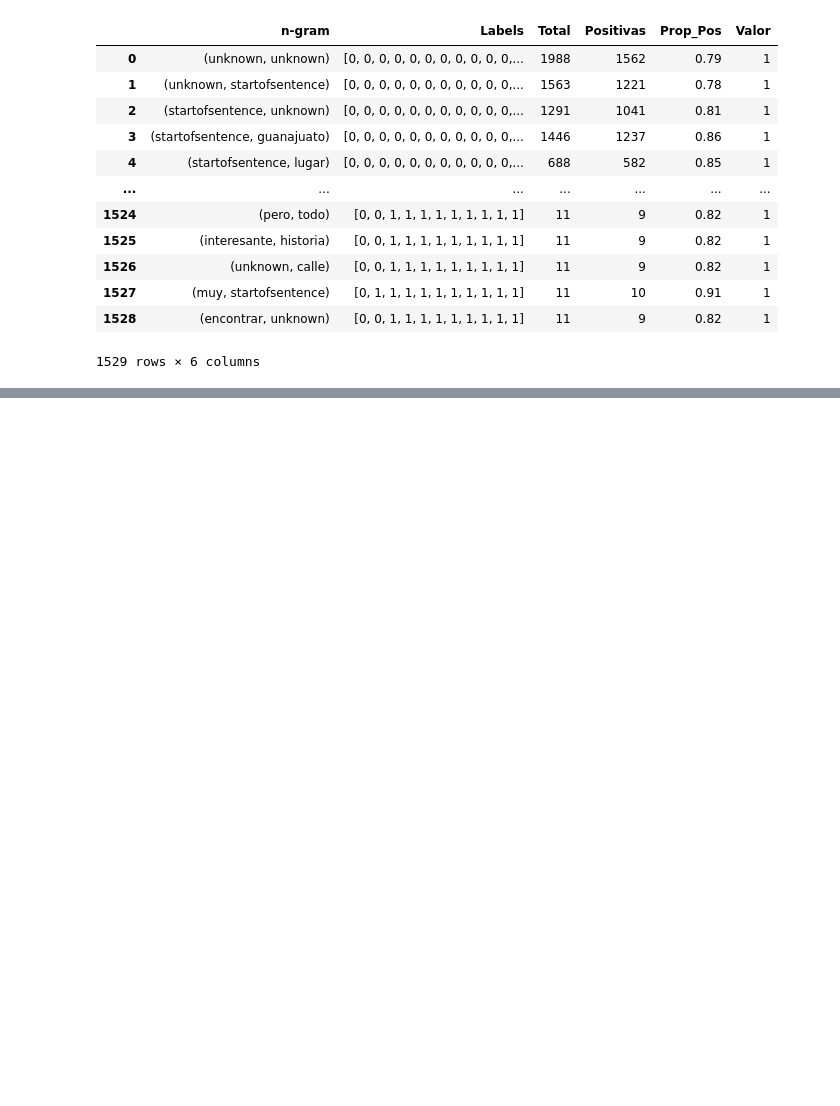
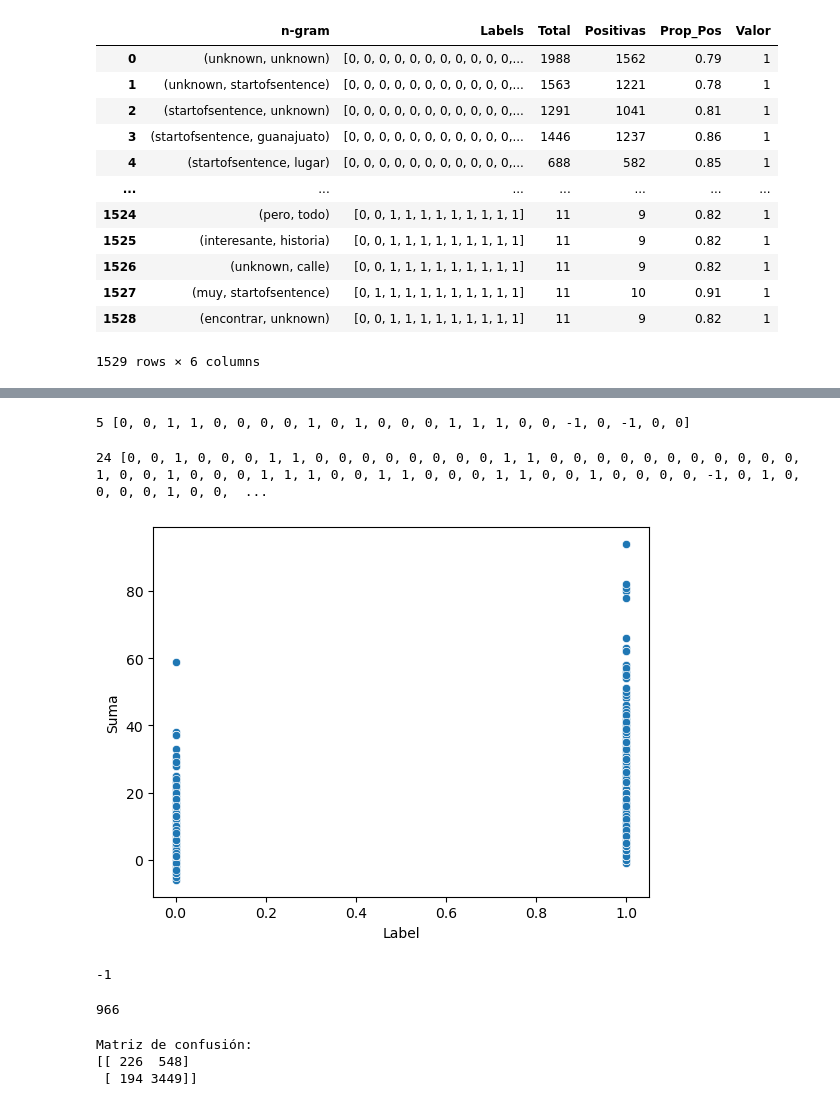
Before and after one commit to viowiy/pln_t3, a Jupyter notebook: Clasificación v1.1 (n-gramas).ipynb, the cells around one changed output, grey strips where cells are left out. Saved outputs shown, nothing was run; the diff lists cells and outputs as text; code cells hidden in the pictures; blank space fills up the shorter version.

```diff
--- a/Clasificación v1.1 (n-gramas).ipynb
+++ b/Clasificación v1.1 (n-gramas).ipynb
@@ -364,3 +362,7 @@ plt.show()
 # Determinar el umbral que se tomará para Positivo...
 # Hacer la Crosstable de la Matriz de confusión...
 # Calcular la métrica...
+# %%
+# Vamos a crear un diccionario donde almacenar los valores asignados a cada ngrama...
+ngrams_value = defaultdict(int)
+ngrams_value.update(zip(df_n_grams_labels['n-gram'], df_n_grams_labels['Valor']))
@@ -366,0 +391,19 @@ plt.show()
+# %%
+# Crear una función para asignarle un valor a cada opinion...
+
+column_val = []
+column_suma = []
+
+# Recorrer todos los ngramas y contar las frecuencias...
+for n_grams in df["n2-grams"]:
+    lista_val = []
+    for n_gram in n_grams:
+        valor = ngrams_value[n_gram]
+        lista_val.append(valor)
+    column_val.append(lista_val)
+    column_suma.append(np.sum(lista_val))
+
+df["Valores"] = column_val
+df["Suma"] = column_suma
+
+df
@@ -366,0 +424,22 @@ plt.show()
+# %%
+print(df["Suma"][4416], df["Valores"][4416])
+# %% [output]
+5 [0, 0, 1, 1, 0, 0, 0, 0, 1, 0, 1, 0, 0, 0, 1, 1, 1, 0, 0, -1, 0, -1, 0, 0]
+# %%
+print(df["Suma"][0], df["Valores"][0])
+# %% [output]
+24 [0, 0, 1, 0, 0, 0, 1, 1, 0, 0, 0, 0, 0, 0, 0, 0, 1, 1, 0, 0, 0, 0, 0, 0, 0, 0, 0, 0, 0, 1, 0, 0, 1, 0, 0, 0, 1, 1, 1, 0, 0, 1, 1, 0, 0, 0, 1, 1, 0, 0, 1, 0, 0, 0, 0, -1, 0, 1, 0, 0, 0, 0, 1, 0, 0,  ...
+# %%
+# Visualizando...
+sns.scatterplot(data = df, x = "Label", y = "Suma")
+plt.show()
+# %% [output]
+[figure, added]
+# %%
+min(df[df["Label"] == 1]["Suma"])
+# %% [output]
+-1
+# %%
+len(df[(df["Suma"] < 6)])
+# %% [output]
+966
@@ -366,0 +454,11 @@ plt.show()
+# %%
+# Calcular la matriz de confusión
+cm = confusion_matrix(df["Label"], df["Label_pred"])
+
+# Mostrar la matriz de confusión
+print("Matriz de confusión:")
+print(cm)
+# %% [output]
+Matriz de confusión:
+[[ 226  548]
+ [ 194 3449]]
```
Also changed, not shown: parts of 18 cells of this notebook, 3 other files.
